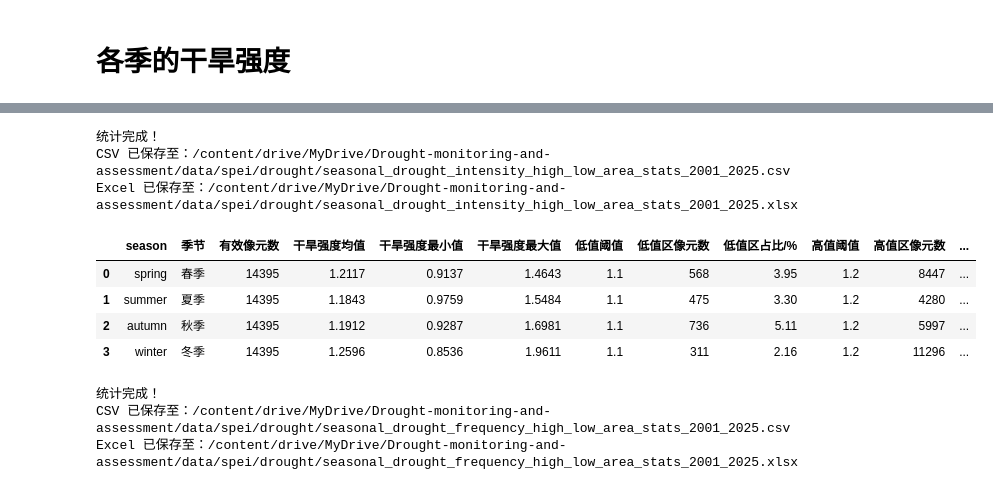
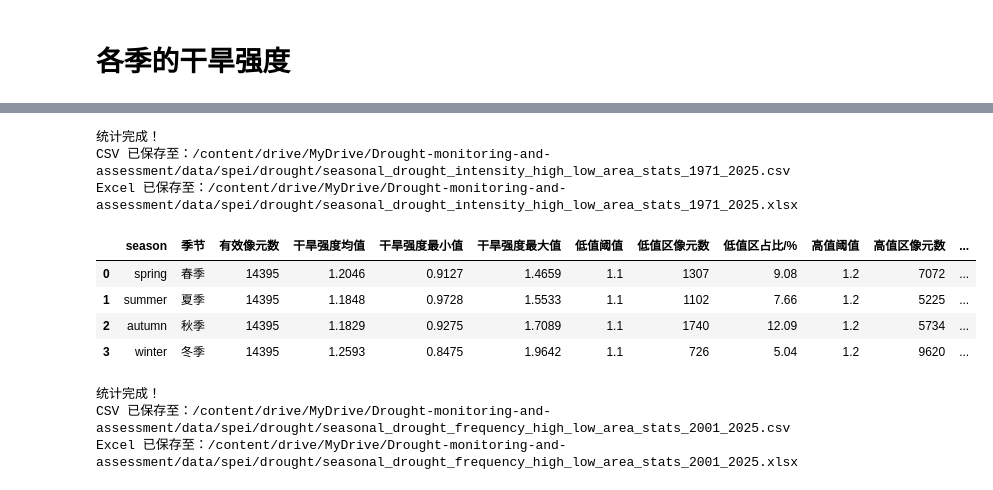
Before and after one commit to hongxu-yn/Drought-monitoring-and-assessment, a Jupyter notebook: src/气象干旱时空格局.ipynb, the cells around one changed output, grey strips where cells are left out. Saved outputs shown, nothing was run; the diff lists cells and outputs as text; code cells hidden in the pictures.

```diff
--- a/src/气象干旱时空格局.ipynb
+++ b/src/气象干旱时空格局.ipynb
@@ -123,7 +123,7 @@ path_spei = project_dir / 'data/spei/SPEI_month_1970_2025.csv'
 df_stations = pd.read_excel(path_station)
 spei_df = pd.read_csv(path_spei)
 
-startyear=1970
+startyear=1971
 endyear=2025
 spei_df = spei_df[spei_df['year'].between(startyear, endyear+1)]
 combined_df = pd.merge(spei_df, df_stations[['station', 'lat', 'lon']], on='station', how='inner')
@@ -1951,13 +2053,13 @@ yticks = [22, 24, 26, 28]
 # 4. 色带与分级
 #    这里绘制 slope_10a，单位为 SPEI03 / 10a
 # =====================================================
-vmin, vmax = -1.0, 1.0
-levels = np.linspace(vmin, vmax, 21)
+vmin, vmax = -0.2, 0.2
+levels = np.linspace(vmin, vmax, 11)   # 10个区间，需要11个边界点
 
 cmap = plt.get_cmap("RdYlBu")
 norm = mpl.colors.BoundaryNorm(levels, ncolors=cmap.N, clip=True)
 
-cbar_ticks = [-1.0, -0.5, 0.0, 0.5, 1.0]
+cbar_ticks = [-0.2, -0.1, 0.0, 0.1, 0.2]
 
 
 # =====================================================
@@ -3096,15 +3197,13 @@ from pathlib import Path
 # =====================================================
 # 1. 读取格点化结果
 # =====================================================
-nc_path = Path(
-    "/content/drive/MyDrive/Drought-monitoring-and-assessment/data/spei/drought/seasonal_drought_frequency_intensity_2001_2025.nc"
-)
+nc_path = spei_dir / f"drought/seasonal_drought_frequency_intensity_{startyear}_{endyear}.nc"
 
 ds = xr.open_dataset(nc_path)
 
 out_dir = nc_path.parent
-out_csv = out_dir / "seasonal_drought_intensity_high_low_area_stats_2001_2025.csv"
-out_excel = out_dir / "seasonal_drought_intensity_high_low_area_stats_2001_2025.xlsx"
+out_csv = out_dir / f"seasonal_drought_intensity_high_low_area_stats_{startyear}_{endyear}.csv"
+out_excel = out_dir / f"seasonal_drought_intensity_high_low_area_stats_{startyear}_{endyear}.xlsx"
 
 # =====================================================
 # 2. 阈值设置
@@ -3185,39 +3284,39 @@ for season_en, season_cn in season_map.items():
 # =====================================================
 # 4. 整理与保存
 # =====================================================
 df_intensity_stats = pd.DataFrame(records)
 
 season_order = {
     "春季": 1,
     "夏季": 2,
     "秋季": 3,
     "冬季": 4
 }
 
 df_intensity_stats["order"] = df_intensity_stats["季节"].map(season_order)
 df_intensity_stats = (
     df_intensity_stats
     .sort_values("order")
     .drop(columns="order")
 )
 
 df_intensity_stats.to_csv(out_csv, index=False, encoding="utf-8-sig")
 df_intensity_stats.to_excel(out_excel, index=False)
 
 print("统计完成！")
 print(f"CSV 已保存至：{out_csv}")
 print(f"Excel 已保存至：{out_excel}")
 
 df_intensity_stats
 # %% [output]
 统计完成！
-CSV 已保存至：/content/drive/MyDrive/Drought-monitoring-and-assessment/data/spei/drought/seasonal_drought_intensity_high_low_area_stats_2001_2025.csv
-Excel 已保存至：/content/drive/MyDrive/Drought-monitoring-and-assessment/data/spei/drought/seasonal_drought_intensity_high_low_area_stats_2001_2025.xlsx
+CSV 已保存至：/content/drive/MyDrive/Drought-monitoring-and-assessment/data/spei/drought/seasonal_drought_intensity_high_low_area_stats_1971_2025.csv
+Excel 已保存至：/content/drive/MyDrive/Drought-monitoring-and-assessment/data/spei/drought/seasonal_drought_intensity_high_low_area_stats_1971_2025.xlsx
 |  | season | 季节 | 有效像元数 | 干旱强度均值 | 干旱强度最小值 | 干旱强度最大值 | 低值阈值 | 低值区像元数 | 低值区占比/% | 高值阈值 | 高值区像元数 | ... |
-| 0 | spring | 春季 | 14395 | 1.2117 | 0.9137 | 1.4643 | 1.1 | 568 | 3.95 | 1.2 | 8447 | ... |
-| 1 | summer | 夏季 | 14395 | 1.1843 | 0.9759 | 1.5484 | 1.1 | 475 | 3.30 | 1.2 | 4280 | ... |
-| 2 | autumn | 秋季 | 14395 | 1.1912 | 0.9287 | 1.6981 | 1.1 | 736 | 5.11 | 1.2 | 5997 | ... |
-| 3 | winter | 冬季 | 14395 | 1.2596 | 0.8536 | 1.9611 | 1.1 | 311 | 2.16 | 1.2 | 11296 | ... |
+| 0 | spring | 春季 | 14395 | 1.2046 | 0.9127 | 1.4659 | 1.1 | 1307 | 9.08 | 1.2 | 7072 | ... |
+| 1 | summer | 夏季 | 14395 | 1.1848 | 0.9728 | 1.5533 | 1.1 | 1102 | 7.66 | 1.2 | 5225 | ... |
+| 2 | autumn | 秋季 | 14395 | 1.1829 | 0.9275 | 1.7089 | 1.1 | 1740 | 12.09 | 1.2 | 5734 | ... |
+| 3 | winter | 冬季 | 14395 | 1.2593 | 0.8475 | 1.9642 | 1.1 | 726 | 5.04 | 1.2 | 9620 | ... |
 # %%
 import xarray as xr
 import numpy as np
```
Also changed, not shown: parts of 8 cells of this notebook.
